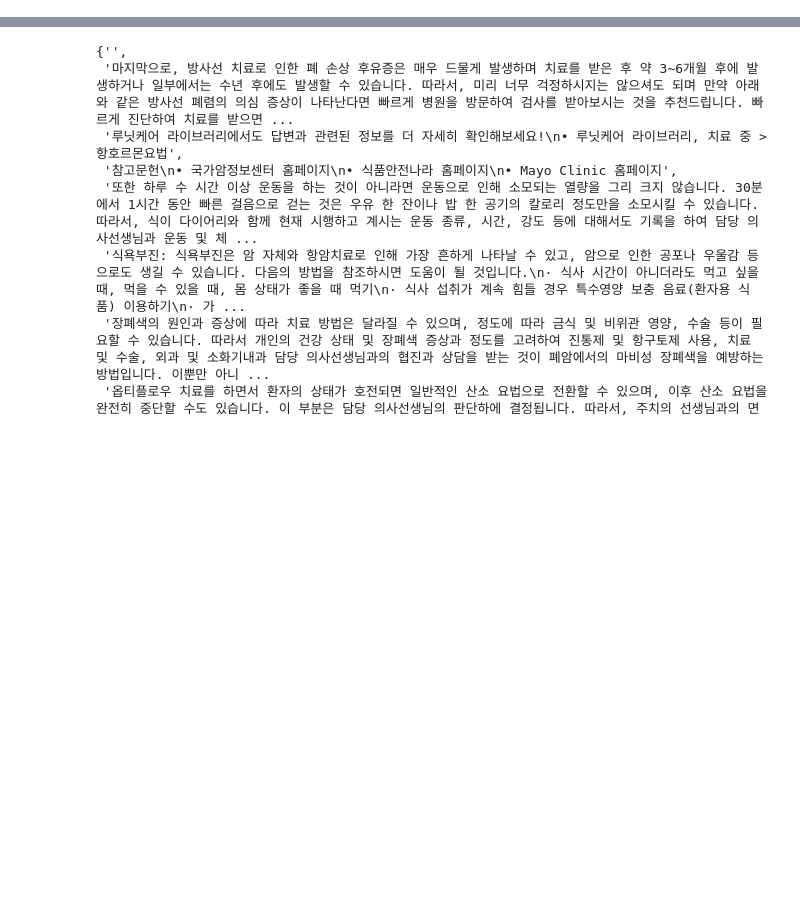
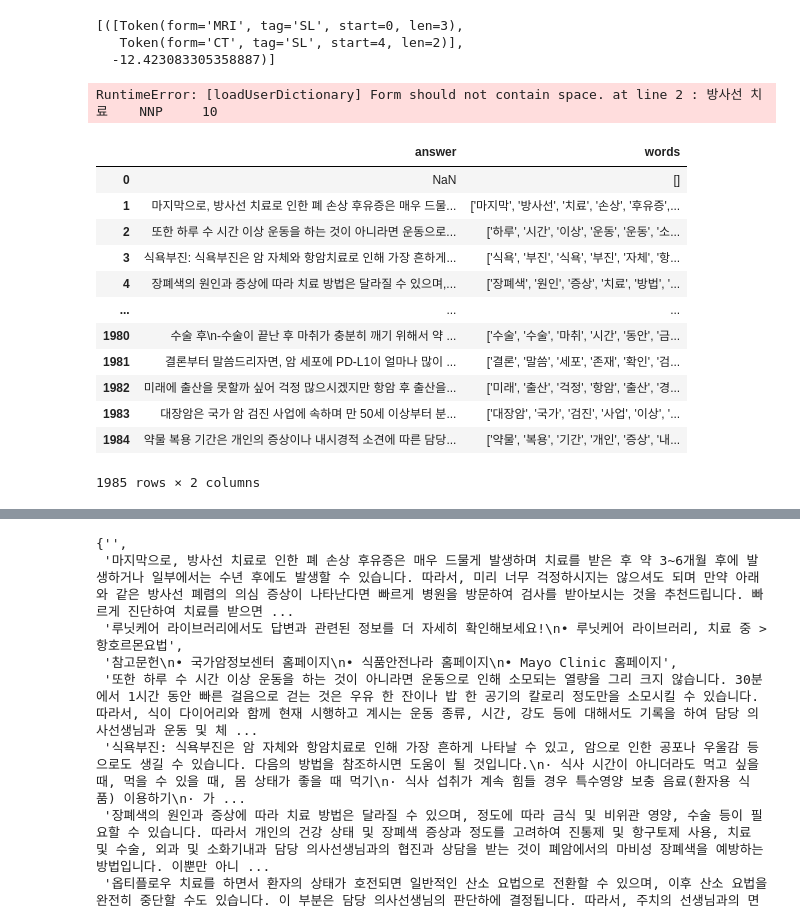
Before and after one commit to stronghajin/2022_big_data_1, a Jupyter notebook: bigdata3/project.ipynb, the cells around one changed output, grey strips where cells are left out. Saved outputs shown, nothing was run; the diff lists cells and outputs as text; code cells hidden in the pictures; blank space fills up the shorter version.

Commit message:
2/18 project

```diff
--- a/bigdata3/project.ipynb
+++ b/bigdata3/project.ipynb
@@ -103,3 +122,32 @@ answer.to_csv('lunit project.csv',index=False,encoding='utf-8-sig')
+# %%
+df = pd.read_csv('project.csv')
+# %%
+kiwi.analyze('MRI CT')
+# %% [output]
+[([Token(form='MRI', tag='SL', start=0, len=3),
+   Token(form='CT', tag='SL', start=4, len=2)],
+  -12.423083305358887)]
+# %%
+kiwi.load_user_dictionary('test.txt')
+# %% [output]
+RuntimeError: [loadUserDictionary] Form should not contain space. at line 2 : 방사선 치료    NNP     10
+# %%
+df= df[['answer','words']]
+df
+# %% [output]
+|  | answer | words |
+| 0 | NaN | [] |
+| 1 | 마지막으로, 방사선 치료로 인한 폐 손상 후유증은 매우 드물... | ['마지막', '방사선', '치료', '손상', '후유증',... |
+| 2 | 또한 하루 수 시간 이상 운동을 하는 것이 아니라면 운동으로... | ['하루', '시간', '이상', '운동', '운동', '소... |
+| 3 | 식욕부진: 식욕부진은 암 자체와 항암치료로 인해 가장 흔하게... | ['식욕', '부진', '식욕', '부진', '자체', '항... |
+| 4 | 장폐색의 원인과 증상에 따라 치료 방법은 달라질 수 있으며,... | ['장폐색', '원인', '증상', '치료', '방법', '... |
+| ... | ... | ... |
+| 1980 | 수술 후\n-수술이 끝난 후 마취가 충분히 깨기 위해서 약 ... | ['수술', '수술', '마취', '시간', '동안', '금... |
+| 1981 | 결론부터 말씀드리자면, 암 세포에 PD-L1이 얼마나 많이 ... | ['결론', '말씀', '세포', '존재', '확인', '검... |
+| 1982 | 미래에 출산을 못할까 싶어 걱정 많으시겠지만 항암 후 출산을... | ['미래', '출산', '걱정', '항암', '출산', '경... |
+| 1983 | 대장암은 국가 암 검진 사업에 속하며 만 50세 이상부터 분... | ['대장암', '국가', '검진', '사업', '이상', '... |
+| 1984 | 약물 복용 기간은 개인의 증상이나 내시경적 소견에 따른 담당... | ['약물', '복용', '기간', '개인', '증상', '내... |
+1985 rows × 2 columns
 # %%
 words = list(answer['words'])
 # %%
```
Also changed, not shown: parts of 7 cells of this notebook, 3 other files.
